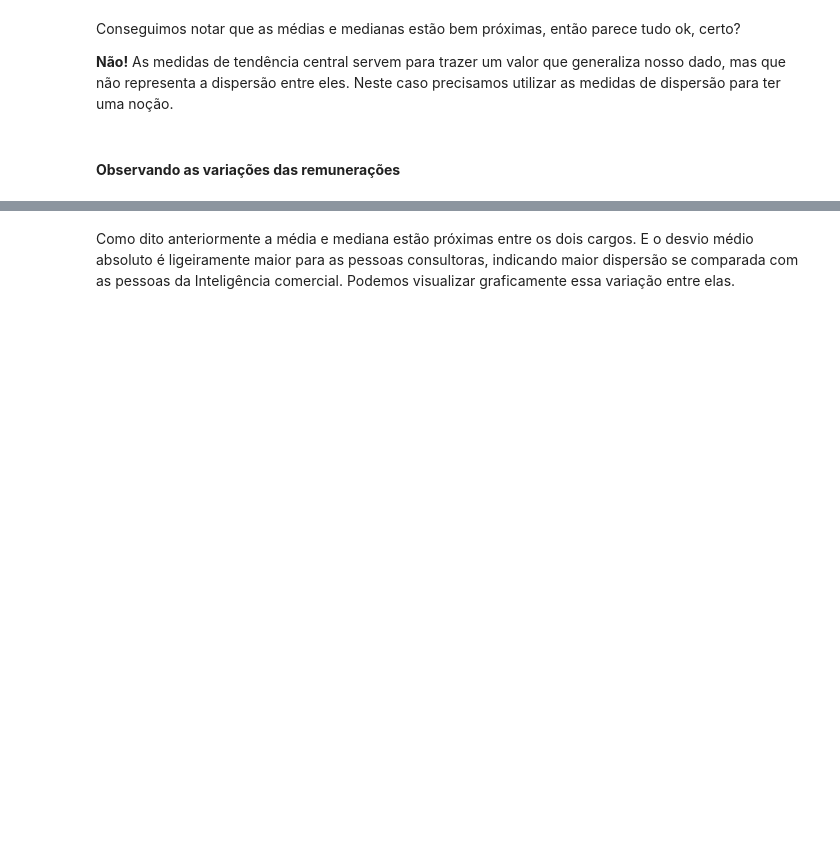
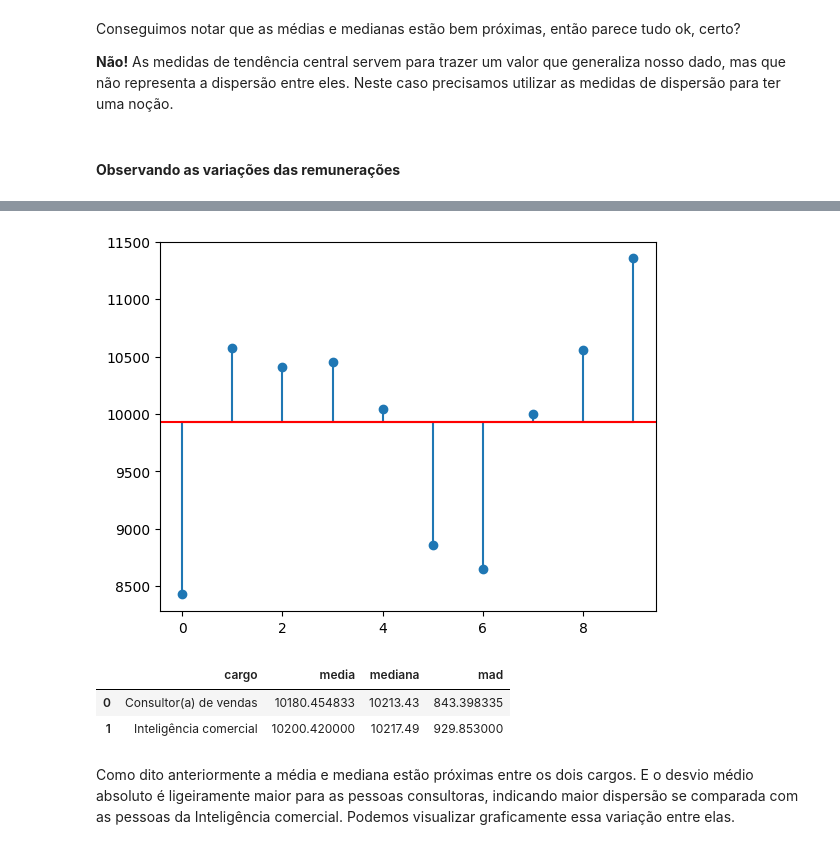
Before and after one commit to FranPomba/Tech-Fundation---alura-one, a Jupyter notebook: 3 - Estatística e Machine Learning/1 - Estatística com Python resumindo e analisando dados/Projeto_Inicial_Estatística_com_Python_frequencias_e_medidas.ipynb, the cells around one changed output, grey strips where cells are left out. Saved outputs shown, nothing was run; the diff lists cells and outputs as text; code cells hidden in the pictures; blank space fills up the shorter version.

Commit message:
aula 2 do curso de estatistica com python parte 2

```diff
--- a/3 - Estatística e Machine Learning/1 - Estatística com Python resumindo e analisando dados/Projeto_Inicial_Estatística_com_Python_frequencias_e_medidas.ipynb
+++ b/3 - Estatística e Machine Learning/1 - Estatística com Python resumindo e analisando dados/Projeto_Inicial_Estatística_com_Python_frequencias_e_medidas.ipynb
@@ -1268,3 +1268,6 @@ $\bar{X}$ = a média da distribuição
 #### **Ler as estatísticas descritivas das remunerações**
 # %% [markdown]
 Vamos começar lendo os valores de tendência central dos salários dos cargos de Inteligência comercial e Consultor(a) de vendas
+# %%
+comercial = colaboradores[colaboradores["cargo"].isin(["Inteligência comercial", "Consultor(a) de vendas"])]
+comercial.head()
@@ -1276,0 +1296,5 @@ Conseguimos notar que as médias e medianas estão bem próximas, então parece
+# %%
+np.random.seed(42)
+
+amostra = comercial.sample(n=10)
+amostra
@@ -1277,3 +1313,22 @@ Conseguimos notar que as médias e medianas estão bem próximas, então parece
+# %%
+plt.stem(amostra['remuneracao'], bottom=amostra['remuneracao'].mean())
+plt.axhline(y = amostra['remuneracao'].mean(), color='red')
+
+plt.show()
+# %% [output]
+[figure, added]
+# %%
+estat_colab = comercial.groupby('cargo')['remuneracao'].agg(
+    media='mean',
+    mediana='median',
+    mad=lambda x: (abs(x - x.mean())).mean()
+).reset_index()
+
+estat_colab
+# %% [output]
+|  | cargo | media | mediana | mad |
+| 0 | Consultor(a) de vendas | 10180.454833 | 10213.43 | 843.398335 |
+| 1 | Inteligência comercial | 10200.420000 | 10217.49 | 929.853000 |
 # %% [markdown]
 Como dito anteriormente a média e mediana estão próximas entre os dois cargos. E o desvio médio absoluto é ligeiramente maior para as pessoas consultoras,  indicando maior dispersão se comparada com as pessoas da Inteligência comercial. Podemos visualizar graficamente essa variação entre elas.
 # %% [markdown]
```
Also changed, not shown: parts of 9 cells of this notebook, 2 other files.
